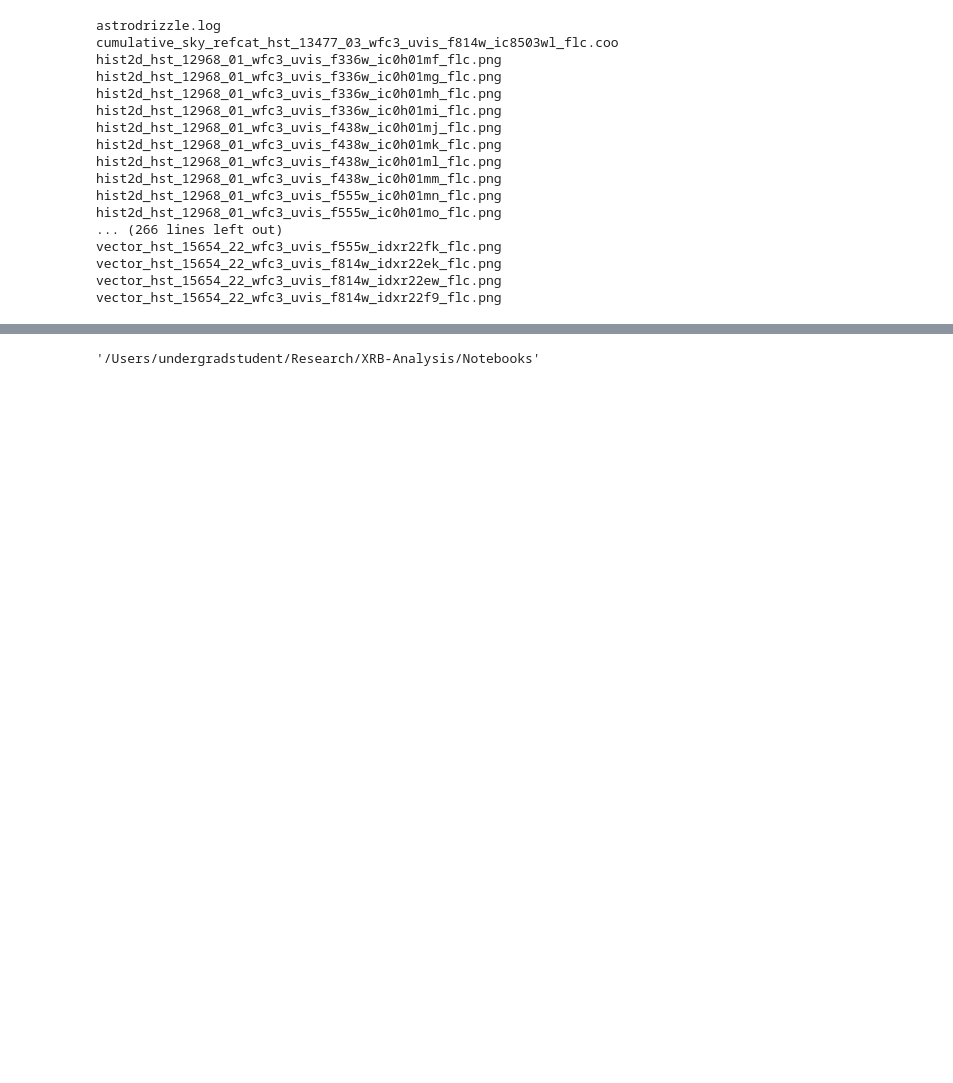
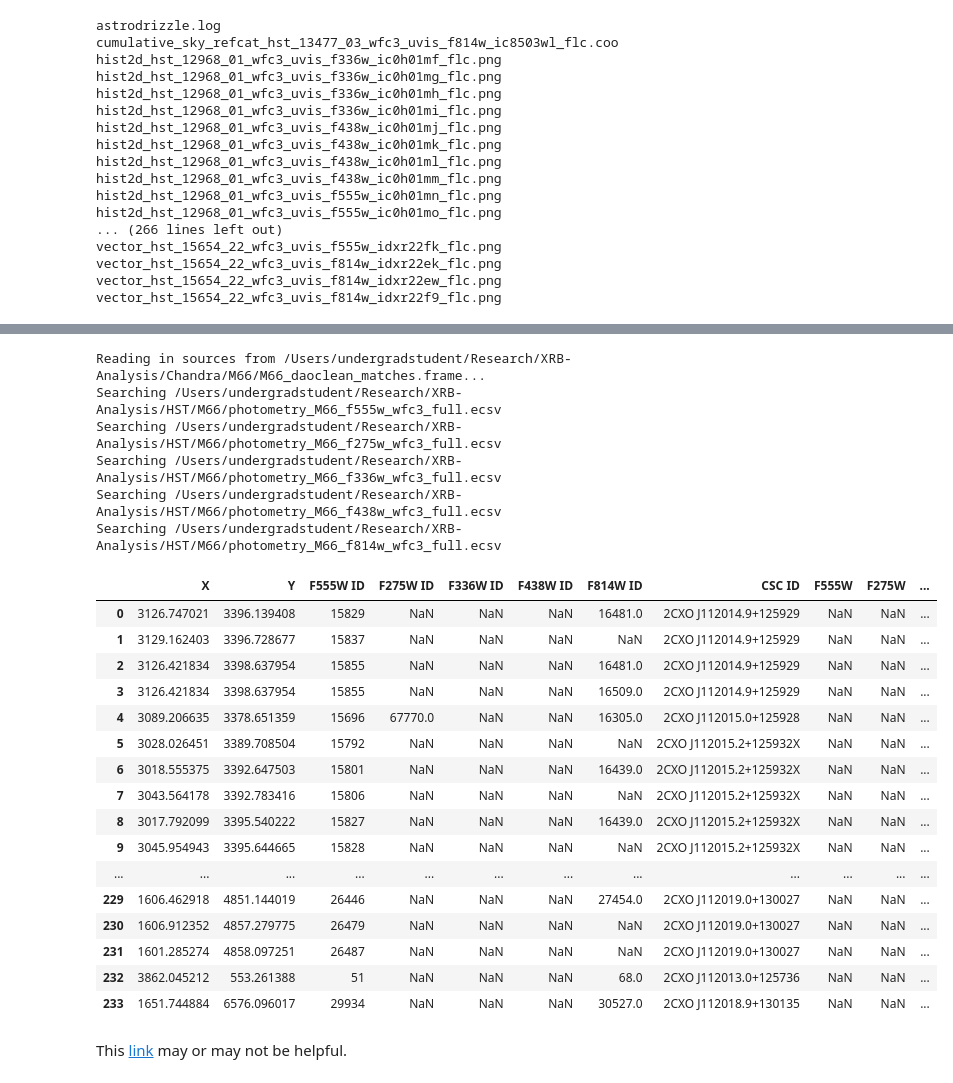
Before and after one commit to devkhullar/querx, a Jupyter notebook: Mosaics.ipynb, the cells around one changed output, grey strips where cells are left out. Cells and saved outputs as stored; diff of their text form; code cells hidden in the pictures; blank space fills up the shorter version.

Commit message:
add more mosaic stuff

```diff
--- a/Mosaics.ipynb
+++ b/Mosaics.ipynb
@@ -60,13 +60,18 @@ vector_hst_15654_22_wfc3_uvis_f814w_idxr22ek_flc.png
 vector_hst_15654_22_wfc3_uvis_f814w_idxr22ew_flc.png
 vector_hst_15654_22_wfc3_uvis_f814w_idxr22f9_flc.png
 # %%
-import aplpy
-aplpy.make_rgb_cube(["M66_mosaic_acs_f814w_drc_sci.fits",
-                     "M66_mosaic_acs_f555w_drc_sci.fits",
-                     "M66_mosaic_acs_f438w_drc_sci.fits"],
-                     'nmod_cube.fits')
-# aplpy.make_rgb_image('nmod_cube.fits','nmod.png')
+import pandas as pd
+from XRBID.Sources import LoadSources
 
-# f = aplpy.FITSFigure(M66dir+'/nmod_cube_2d.fits')
-# f.show_rgb(M66dir+'/nmod.png')
+pd.set_option('display.max_rows', None)
+pd.set_option('display.max_columns', None)
+# If needed, control the width of columns to avoid line wrapping
+pd.set_option('display.width', 1000)
+# If needed, adjust the max column width
+pd.set_option('display.max_colwidth', None)
+
+# Example DataFrame (replace with your actual DataFrame)
+DaoCleanFrame = LoadSources("/Users/undergradstudent/Research/XRB-Analysis/Chandra/M66/M66_daoclean_matches.frame")
+
+DaoCleanFrame
 # %% [output]
@@ -74,4 +96,49 @@ ValueError: More than one HDU is present, please specify HDU to use with ``hdu_i
 # %%
-pwd
+from XRBID.Sources import GetDaoPhots
+
+cd = os.chdir
+workdir = "/Users/undergradstudent/Research/XRB-Analysis/Notebooks"
+hstdir = "/Users/undergradstudent/Research/XRB-Analysis/HST/M66" # previously used as datadir
+chandradir = "/Users/undergradstudent/Research/XRB-Analysis/Chandra/M66"
+DaoCleanMatch = LoadSources(chandradir+"/M66_daoclean_matches.frame")
+
+# define parameters
+dist = 9.62e6 # Mpc from https://ned.ipac.caltech.edu/byname?objname=M66&hconst=67.8&omegam=0.308&omegav=0.692&wmap=4&corr_z=1
+dmod = 5 * np.log10(dist) - 5
+photfiles = [hstdir+"/photometry_M66_f555w_wfc3_full.ecsv",
+             hstdir+"/photometry_M66_f275w_wfc3_full.ecsv",
+             hstdir+"/photometry_M66_f336w_wfc3_full.ecsv",
+             hstdir+"/photometry_M66_f438w_wfc3_full.ecsv",
+             hstdir+"/photometry_M66_f814w_wfc3_full.ecsv"]
+idheads = ["F555W ID", "F275W ID", "F336W ID", "F438W ID", "F814W ID"]
+filters = ["F555W", "F275W", "F336W", "F438W", "F814W"]
+DaoCleanPhots = GetDaoPhots(DaoCleanMatch, photfiles=photfiles,
+                           idheads=idheads, filters=filters,
+                           magheader="aperture_mag_corr", dmod=dmod)
+DaoCleanPhots
 # %% [output]
-'/Users/undergradstudent/Research/XRB-Analysis/Notebooks'
+Reading in sources from /Users/undergradstudent/Research/XRB-Analysis/Chandra/M66/M66_daoclean_matches.frame...
+Searching /Users/undergradstudent/Research/XRB-Analysis/HST/M66/photometry_M66_f555w_wfc3_full.ecsv
+Searching /Users/undergradstudent/Research/XRB-Analysis/HST/M66/photometry_M66_f275w_wfc3_full.ecsv
+Searching /Users/undergradstudent/Research/XRB-Analysis/HST/M66/photometry_M66_f336w_wfc3_full.ecsv
+Searching /Users/undergradstudent/Research/XRB-Analysis/HST/M66/photometry_M66_f438w_wfc3_full.ecsv
+Searching /Users/undergradstudent/Research/XRB-Analysis/HST/M66/photometry_M66_f814w_wfc3_full.ecsv
+|  | X | Y | F555W ID | F275W ID | F336W ID | F438W ID | F814W ID | CSC ID | F555W | F275W | ... |
+| 0 | 3126.747021 | 3396.139408 | 15829 | NaN | NaN | NaN | 16481.0 | 2CXO J112014.9+125929 | NaN | NaN | ... |
+| 1 | 3129.162403 | 3396.728677 | 15837 | NaN | NaN | NaN | NaN | 2CXO J112014.9+125929 | NaN | NaN | ... |
+| 2 | 3126.421834 | 3398.637954 | 15855 | NaN | NaN | NaN | 16481.0 | 2CXO J112014.9+125929 | NaN | NaN | ... |
+| 3 | 3126.421834 | 3398.637954 | 15855 | NaN | NaN | NaN | 16509.0 | 2CXO J112014.9+125929 | NaN | NaN | ... |
+| 4 | 3089.206635 | 3378.651359 | 15696 | 67770.0 | NaN | NaN | 16305.0 | 2CXO J112015.0+125928 | NaN | NaN | ... |
+| 5 | 3028.026451 | 3389.708504 | 15792 | NaN | NaN | NaN | NaN | 2CXO J112015.2+125932X | NaN | NaN | ... |
+| 6 | 3018.555375 | 3392.647503 | 15801 | NaN | NaN | NaN | 16439.0 | 2CXO J112015.2+125932X | NaN | NaN | ... |
+| 7 | 3043.564178 | 3392.783416 | 15806 | NaN | NaN | NaN | NaN | 2CXO J112015.2+125932X | NaN | NaN | ... |
+| 8 | 3017.792099 | 3395.540222 | 15827 | NaN | NaN | NaN | 16439.0 | 2CXO J112015.2+125932X | NaN | NaN | ... |
+| 9 | 3045.954943 | 3395.644665 | 15828 | NaN | NaN | NaN | NaN | 2CXO J112015.2+125932X | NaN | NaN | ... |
+| ... | ... | ... | ... | ... | ... | ... | ... | ... | ... | ... | ... |
+| 229 | 1606.462918 | 4851.144019 | 26446 | NaN | NaN | NaN | 27454.0 | 2CXO J112019.0+130027 | NaN | NaN | ... |
+| 230 | 1606.912352 | 4857.279775 | 26479 | NaN | NaN | NaN | NaN | 2CXO J112019.0+130027 | NaN | NaN | ... |
+| 231 | 1601.285274 | 4858.097251 | 26487 | NaN | NaN | NaN | NaN | 2CXO J112019.0+130027 | NaN | NaN | ... |
+| 232 | 3862.045212 | 553.261388 | 51 | NaN | NaN | NaN | 68.0 | 2CXO J112013.0+125736 | NaN | NaN | ... |
+| 233 | 1651.744884 | 6576.096017 | 29934 | NaN | NaN | NaN | 30527.0 | 2CXO J112018.9+130135 | NaN | NaN | ... |
+# %% [markdown]
+This [link](https://stackoverflow.com/questions/36423879/rgb-image-components-misaligned#) may or may not be helpful.
```
Also changed, not shown: parts of 1 cell of this notebook.
